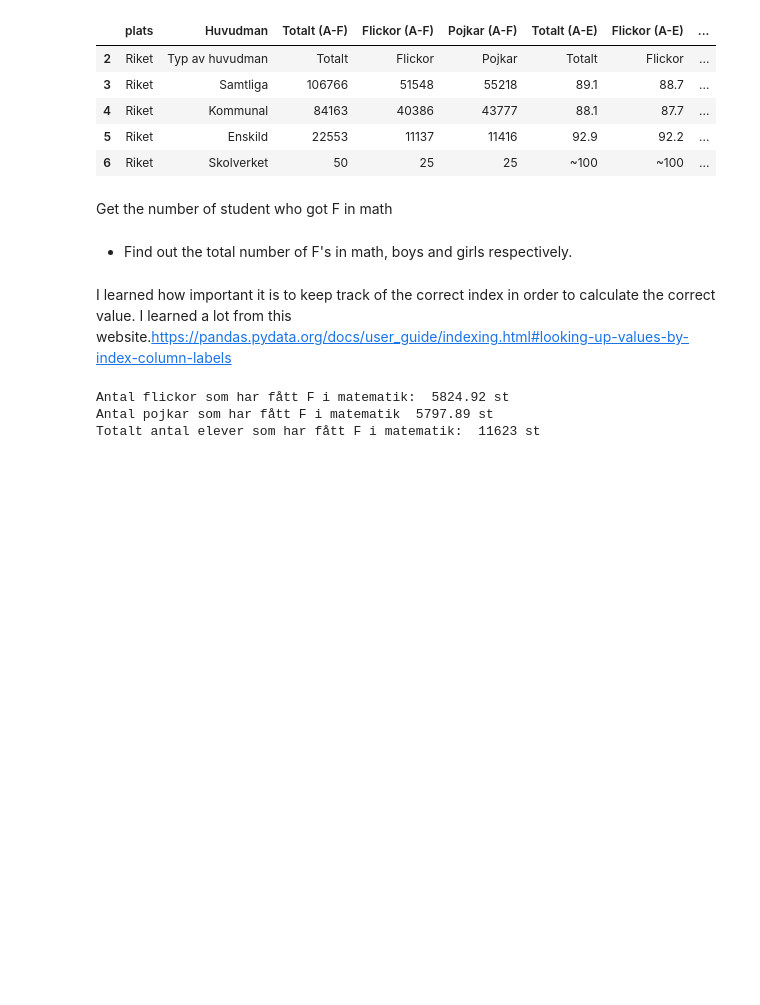
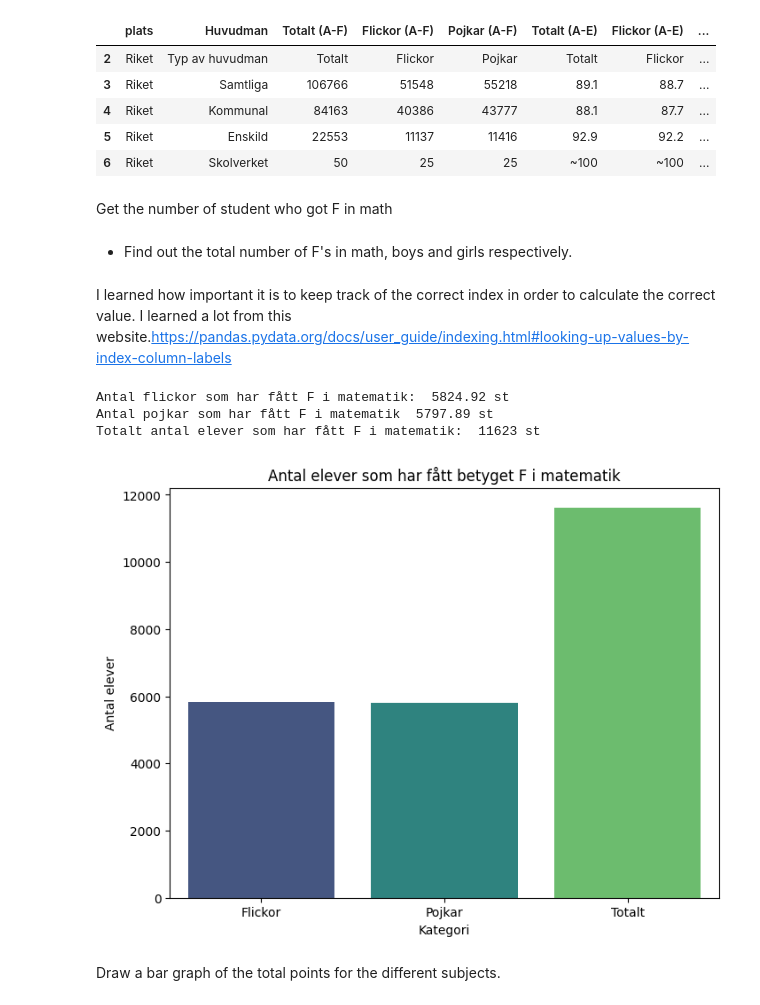
Before and after one commit to saraonsala/Python-Sara-Mellgren-OOPA23, a Jupyter notebook: Labb_2/Labb_2.ipynb, the cells around one changed output. Drawn from its saved outputs; the diff is of its cells as text; code cells hidden in the pictures; blank space fills up the shorter version.

Commit message:
Plotted a bar chart for total number of "F"

```diff
--- a/Labb_2/Labb_2.ipynb
+++ b/Labb_2/Labb_2.ipynb
@@ -37,18 +37,35 @@ I learned how important it is to keep track of the correct index in order to cal
 # %%
 #flickor_f_matematik
 skillnaden_flickor = round(df_matematik.iloc[1]["Flickor (A-E)"] * df_matematik.iloc[1]["Flickor (A-F)"] /100,2)
 flickor_f_matematik = round(df_matematik.iloc[1]["Flickor (A-F)"] - skillnaden_flickor,2)
 
 #pojkar_f_matematik
 skillnaden_pojkar = round(df_matematik.iloc[1]["Pojkar (A-E)"] * df_matematik.iloc[1]["Pojkar (A-F)"] /100,2)
 pojkar_f_matematik = round(df_matematik.iloc[1]["Pojkar (A-F)"] - skillnaden_pojkar,2)
 
 totalt_f_matematik = round(flickor_f_matematik + pojkar_f_matematik)
 
 print("Antal flickor som har fått F i matematik: ", flickor_f_matematik ,("st"))
 print("Antal pojkar som har fått F i matematik " , pojkar_f_matematik ,("st"))
 print("Totalt antal elever som har fått F i matematik: ", totalt_f_matematik, ("st"))
+
+data = {
+    "Kategori": ["Flickor", "Pojkar", "Totalt"],
+    "Antal": [flickor_f_matematik, pojkar_f_matematik, totalt_f_matematik]
+}
+df_visualisering = pd.DataFrame(data)
+
+# Skapa ett barplot med Seaborn
+plt.figure(figsize=(8, 6))
+sns.barplot(x="Kategori", y="Antal", data=df_visualisering, hue="Kategori", palette="viridis", legend=False)
+plt.title("Antal elever som har fått betyget F i matematik")
+plt.xlabel("Kategori")
+plt.ylabel("Antal elever")
+plt.show()
 # %% [output]
 Antal flickor som har fått F i matematik:  5824.92 st
 Antal pojkar som har fått F i matematik  5797.89 st
 Totalt antal elever som har fått F i matematik:  11623 st
+[figure, added]
+# %% [markdown]
+Draw a bar graph of the total points for the different subjects.
```
